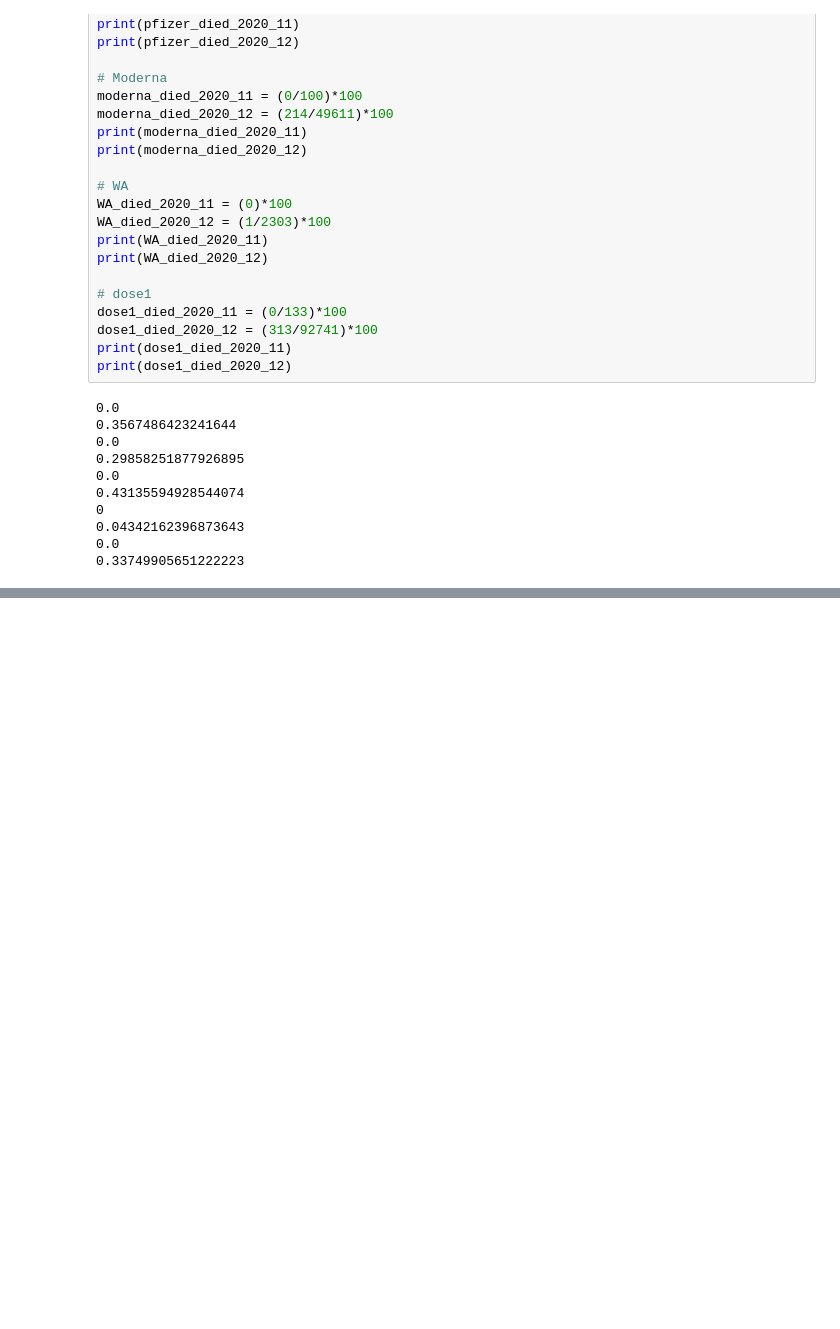
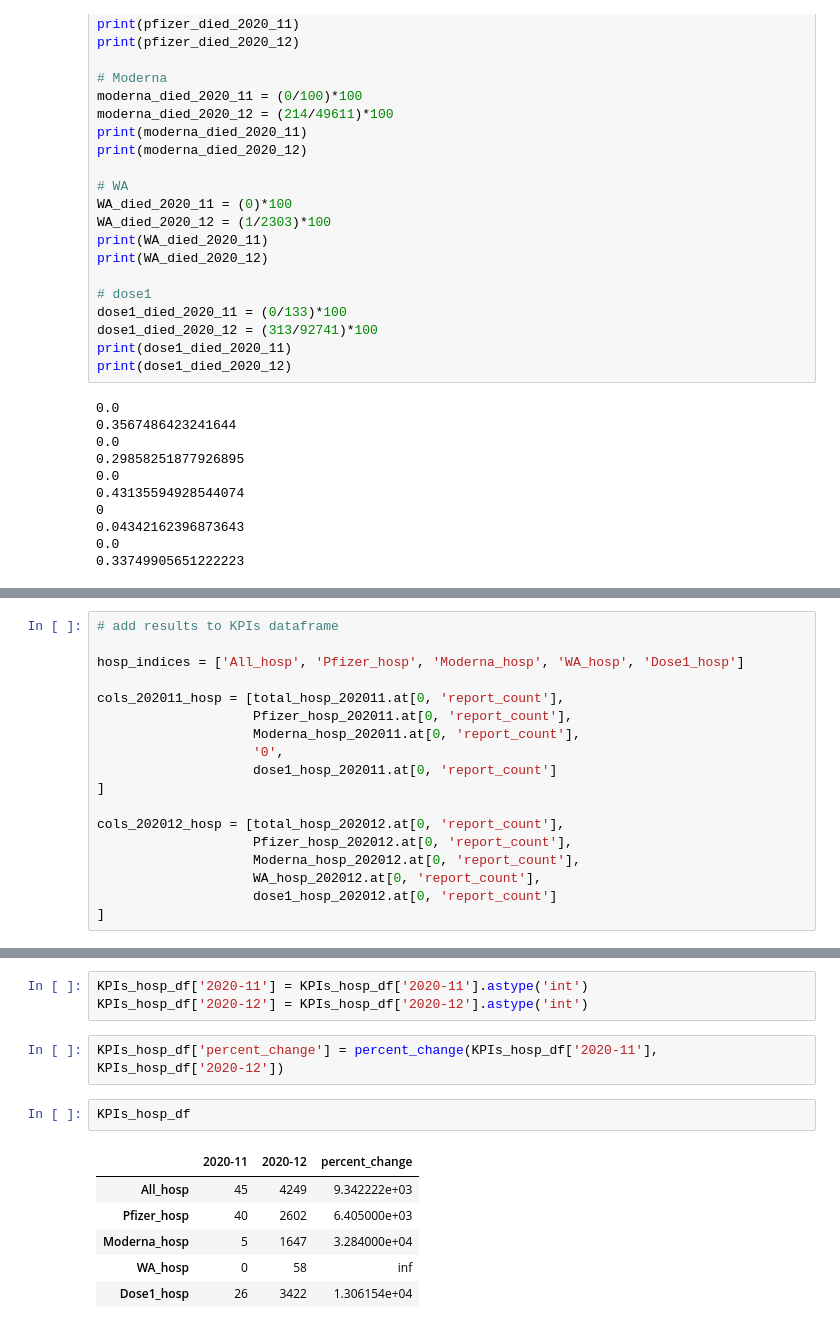
Before and after one commit to uw-msim-imt561-2026/covid-19-vaccine-adverse-reactions, a Jupyter notebook: notebooks/visualizations.ipynb, the cells around one changed output, grey strips where cells are left out. Drawn from its saved outputs; the diff is of its cells as text; blank space fills up the shorter version.

```diff
--- a/notebooks/visualizations.ipynb
+++ b/notebooks/visualizations.ipynb
@@ -2388,0 +2474,18 @@ print(dose1_died_2020_12)
+# %%
+# add results to KPIs dataframe
+
+hosp_indices = ['All_hosp', 'Pfizer_hosp', 'Moderna_hosp', 'WA_hosp', 'Dose1_hosp']
+
+cols_202011_hosp = [total_hosp_202011.at[0, 'report_count'],
+                    Pfizer_hosp_202011.at[0, 'report_count'],
+                    Moderna_hosp_202011.at[0, 'report_count'],
+                    '0',
+                    dose1_hosp_202011.at[0, 'report_count']
+]
+
+cols_202012_hosp = [total_hosp_202012.at[0, 'report_count'],
+                    Pfizer_hosp_202012.at[0, 'report_count'],
+                    Moderna_hosp_202012.at[0, 'report_count'],
+                    WA_hosp_202012.at[0, 'report_count'],
+                    dose1_hosp_202012.at[0, 'report_count']
+]
@@ -2388,0 +2513,14 @@ print(dose1_died_2020_12)
+# %%
+KPIs_hosp_df['2020-11'] = KPIs_hosp_df['2020-11'].astype('int')
+KPIs_hosp_df['2020-12'] = KPIs_hosp_df['2020-12'].astype('int')
+# %%
+KPIs_hosp_df['percent_change'] = percent_change(KPIs_hosp_df['2020-11'], KPIs_hosp_df['2020-12'])
+# %%
+KPIs_hosp_df
+# %% [output]
+|  | 2020-11 | 2020-12 | percent_change |
+| All_hosp | 45 | 4249 | 9.342222e+03 |
+| Pfizer_hosp | 40 | 2602 | 6.405000e+03 |
+| Moderna_hosp | 5 | 1647 | 3.284000e+04 |
+| WA_hosp | 0 | 58 | inf |
+| Dose1_hosp | 26 | 3422 | 1.306154e+04 |
```
Also changed, not shown: parts of 13 cells of this notebook.
